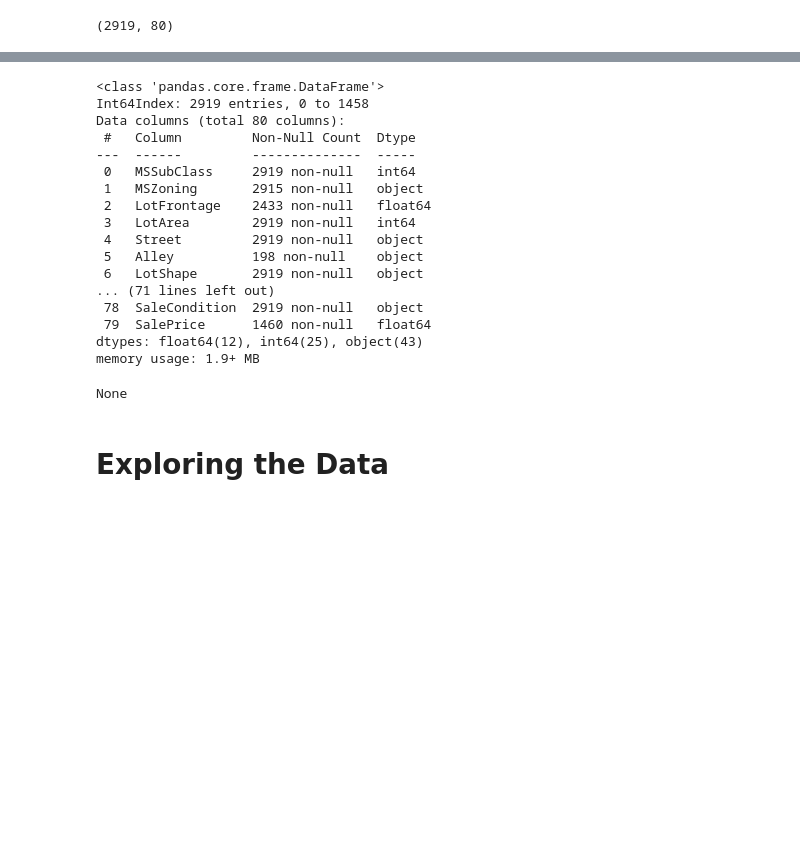
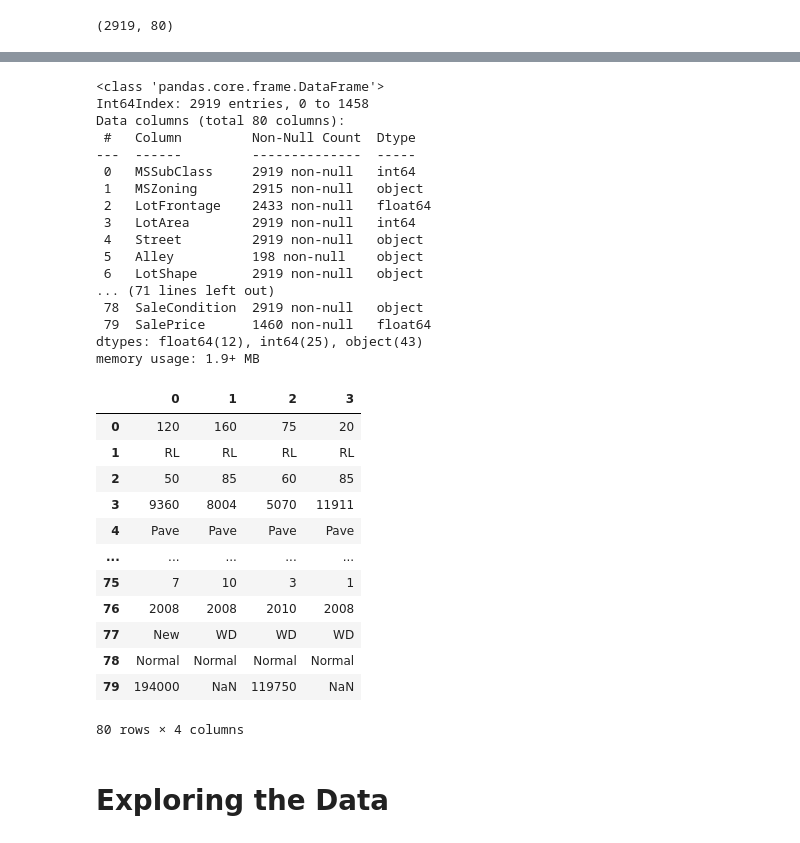
Before and after one commit to asynchk/kaggle_house_price_prediction, a Jupyter notebook: editing.ipynb, the cells around one changed output, grey strips where cells are left out. Saved outputs shown, nothing was run; the diff lists cells and outputs as text; code cells hidden in the pictures; blank space fills up the shorter version.

```diff
--- a/editing.ipynb
+++ b/editing.ipynb
@@ -143,25 +124,46 @@ Index(['MSSubClass', 'MSZoning', 'LotFrontage', 'LotArea', 'Street', 'Alley',
-# %%
-# Checking dtypes
-display(v_merged.info())
-# %% [output]
-<class 'pandas.core.frame.DataFrame'>
-Int64Index: 2919 entries, 0 to 1458
-Data columns (total 80 columns):
- #   Column         Non-Null Count  Dtype
----  ------         --------------  -----
- 0   MSSubClass     2919 non-null   int64
- 1   MSZoning       2915 non-null   object
- 2   LotFrontage    2433 non-null   float64
- 3   LotArea        2919 non-null   int64
- 4   Street         2919 non-null   object
- 5   Alley          198 non-null    object
- 6   LotShape       2919 non-null   object
-... (71 lines left out)
- 78  SaleCondition  2919 non-null   object
- 79  SalePrice      1460 non-null   float64
-dtypes: float64(12), int64(25), object(43)
-memory usage: 1.9+ MB
-None
+# %%
+# Checking features and target columns
+# display(v_merged.info())
+
+def get_column_sample_data(column):
+    sample =column.sample(n=4).reset_index( drop=True)
+    return sample
+
+
+conlumn_sample = v_merged.apply(get_column_sample_data).T
+column_info = v_merged.info()
+display(pd.concat([column_info, conlumn_sample], axis=0, ignore_index=True))
+# %% [output]
+<class 'pandas.core.frame.DataFrame'>
+Int64Index: 2919 entries, 0 to 1458
+Data columns (total 80 columns):
+ #   Column         Non-Null Count  Dtype
+---  ------         --------------  -----
+ 0   MSSubClass     2919 non-null   int64
+ 1   MSZoning       2915 non-null   object
+ 2   LotFrontage    2433 non-null   float64
+ 3   LotArea        2919 non-null   int64
+ 4   Street         2919 non-null   object
+ 5   Alley          198 non-null    object
+ 6   LotShape       2919 non-null   object
+... (71 lines left out)
+ 78  SaleCondition  2919 non-null   object
+ 79  SalePrice      1460 non-null   float64
+dtypes: float64(12), int64(25), object(43)
+memory usage: 1.9+ MB
+|  | 0 | 1 | 2 | 3 |
+| 0 | 120 | 160 | 75 | 20 |
+| 1 | RL | RL | RL | RL |
+| 2 | 50 | 85 | 60 | 85 |
+| 3 | 9360 | 8004 | 5070 | 11911 |
+| 4 | Pave | Pave | Pave | Pave |
+| ... | ... | ... | ... | ... |
+| 75 | 7 | 10 | 3 | 1 |
+| 76 | 2008 | 2008 | 2010 | 2008 |
+| 77 | New | WD | WD | WD |
+| 78 | Normal | Normal | Normal | Normal |
+| 79 | 194000 | NaN | 119750 | NaN |
+80 rows × 4 columns
 # %% [markdown]
 <a id="section2"></a>
 # Exploring the Data
```
Also changed, not shown: parts of 9 cells of this notebook.
